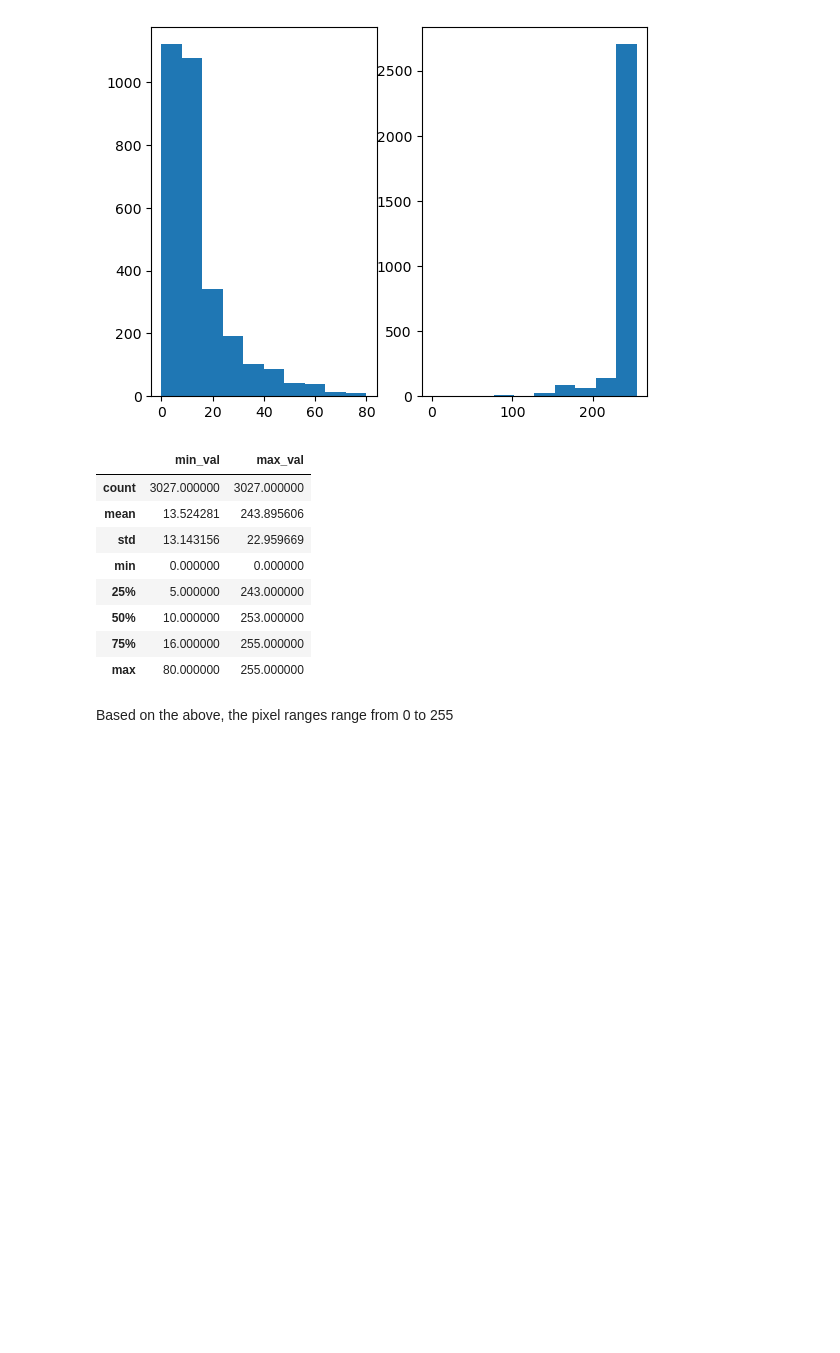
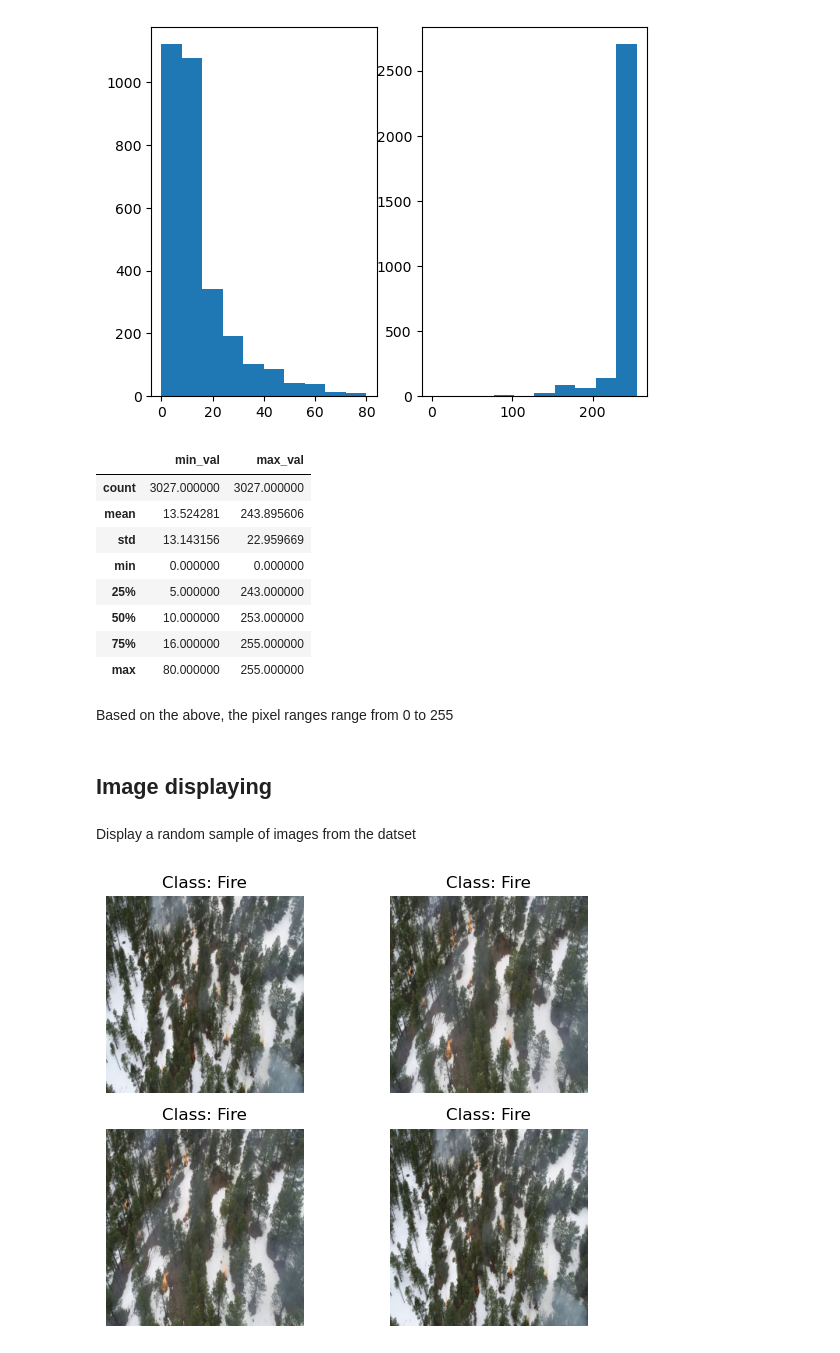
Before and after one commit to martinbatek/IC-UDA-Final-Project, a Jupyter notebook: scripts/UDA_FinalProject_Batek.ipynb, the cells around one changed output. Saved outputs shown, nothing was run; the diff lists cells and outputs as text; code cells hidden in the pictures; blank space fills up the shorter version.

Commit message:
Image EDA done

```diff
--- a/scripts/UDA_FinalProject_Batek.ipynb
+++ b/scripts/UDA_FinalProject_Batek.ipynb
@@ -154,3 +154,35 @@ image_dim_df[['min_val','max_val']].describe()
 | max | 80.000000 | 255.000000 |
 # %% [markdown]
 Based on the above, the pixel ranges range from 0 to 255
+# %% [markdown]
+## Image displaying
+# %% [markdown]
+Display a random sample of images from the datset
+# %%
+img_paths = []
+class_labels = []
+for dirpath, dirname, filenames in os.walk(root_path):
+    if filenames != []:
+        for filename in filenames:
+            class_labels.append(os.path.basename(dirpath))
+            img_paths.append(os.path.join(dirpath,filename))
+# %%
+# Display 4 random images
+img_inds = np.random.choice(np.arange(len(img_paths)),size=4,replace=False)
+
+fig, ax = plt.subplots(nrows=2, ncols=2)
+for i in [0,1]:
+    img = Image.open(img_paths[img_inds[i]])
+    ax[0,i].imshow(img)
+    ax[0,i].set_axis_off()
+    ax[0,i].set_title(f'Class: {class_labels[img_inds[i]]}')
+
+for i in [0,1]:
+    img = Image.open(img_paths[img_inds[i]])
+    ax[1,i-1].imshow(img)
+    ax[1,i-1].set_axis_off()
+    ax[1,i-1].set_title(f'Class: {class_labels[img_inds[i]]}')
+fig.tight_layout()
+fig.show()
+# %% [output]
+[figure, added]
```
